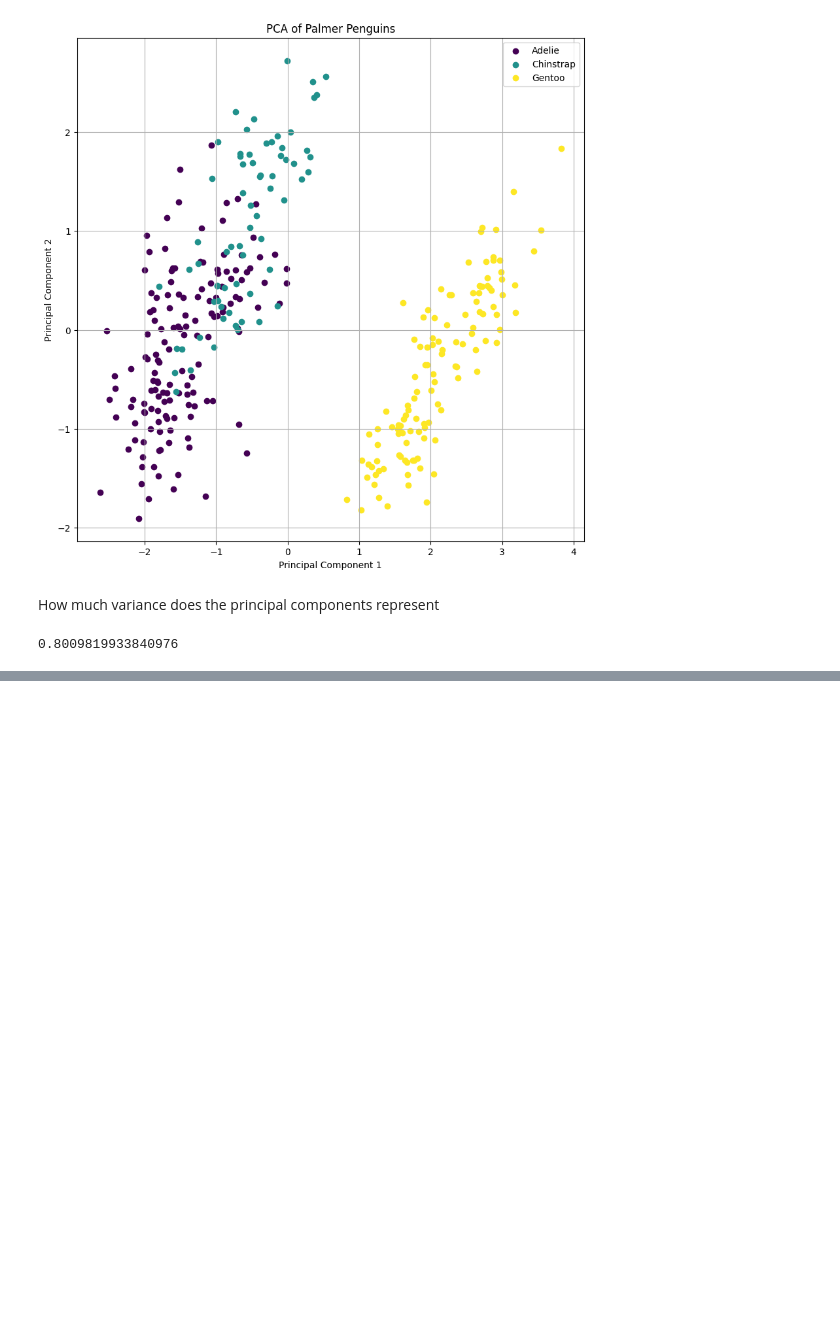
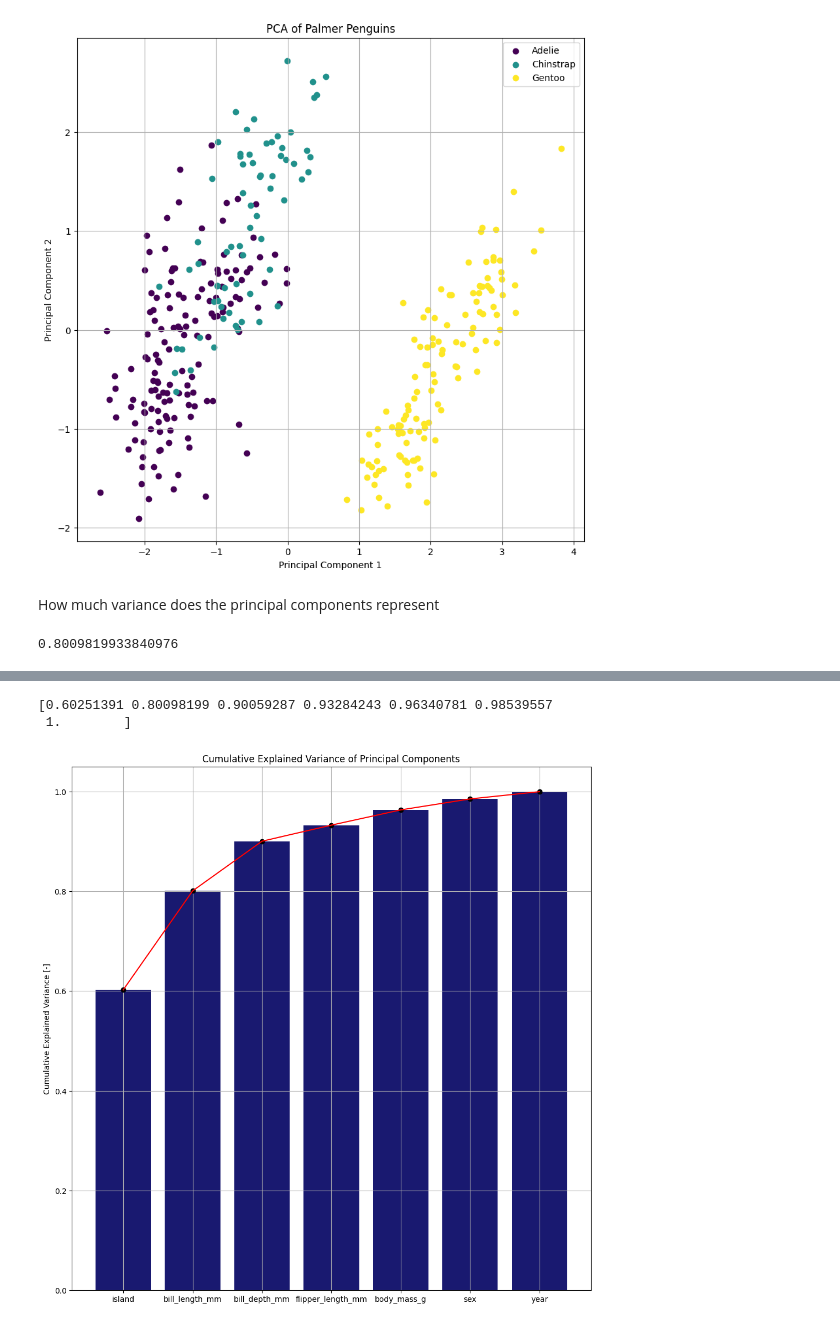
Before and after one commit to Brizzum/ML-reports, a Jupyter notebook: R1.ipynb, the cells around one changed output, grey strips where cells are left out. Saved outputs shown, nothing was run; the diff lists cells and outputs as text; code cells hidden in the pictures; blank space fills up the shorter version.

```diff
--- a/R1.ipynb
+++ b/R1.ipynb
@@ -362,0 +388,21 @@ print(sum(pca.explained_variance_ratio_))
+# %%
+# Comulative explained variance plot
+
+# Calculate the cumulative explained variance
+cum_exp_var = np.cumsum(pca.explained_variance_ratio_)
+print(cum_exp_var)
+
+# Plot the cumulative explained variance
+plt.figure(figsize=(10, 10))
+plt.grid()
+plt.bar(attributeNames[1:], cum_exp_var, color ='#191970')
+plt.plot(cum_exp_var, 'ok')
+plt.plot(cum_exp_var, color='red')
+plt.tight_layout()
+plt.ylabel('Cumulative Explained Variance [-]')
+plt.title('Cumulative Explained Variance of Principal Components')
+plt.show()
+# %% [output]
+[0.60251391 0.80098199 0.90059287 0.93284243 0.96340781 0.98539557
+ 1.        ]
+[figure, added]
```
Also changed, not shown: parts of 4 cells of this notebook.
